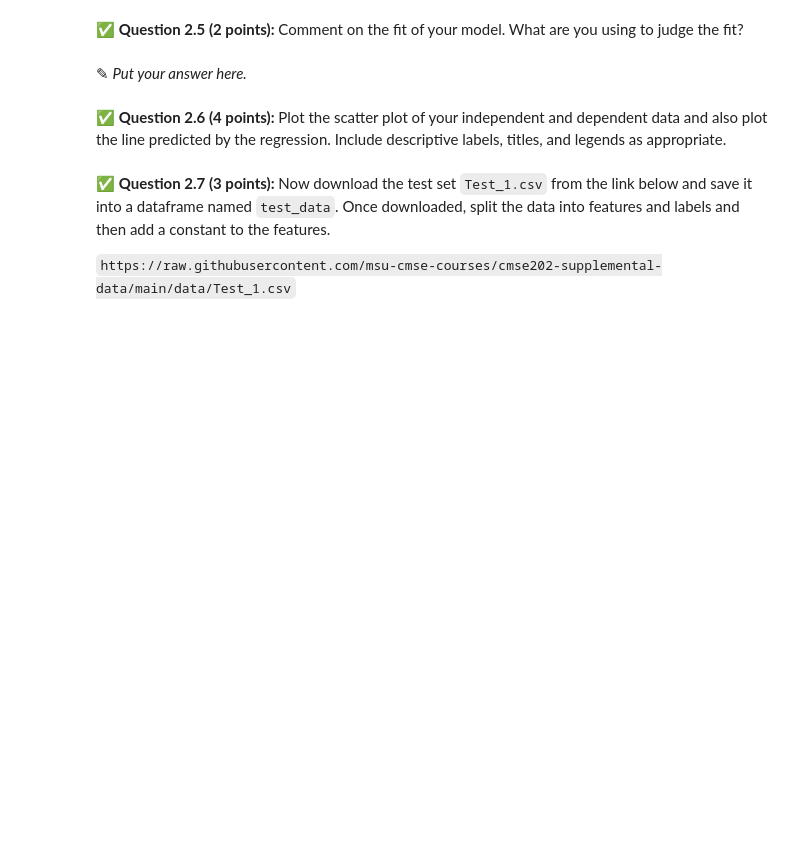
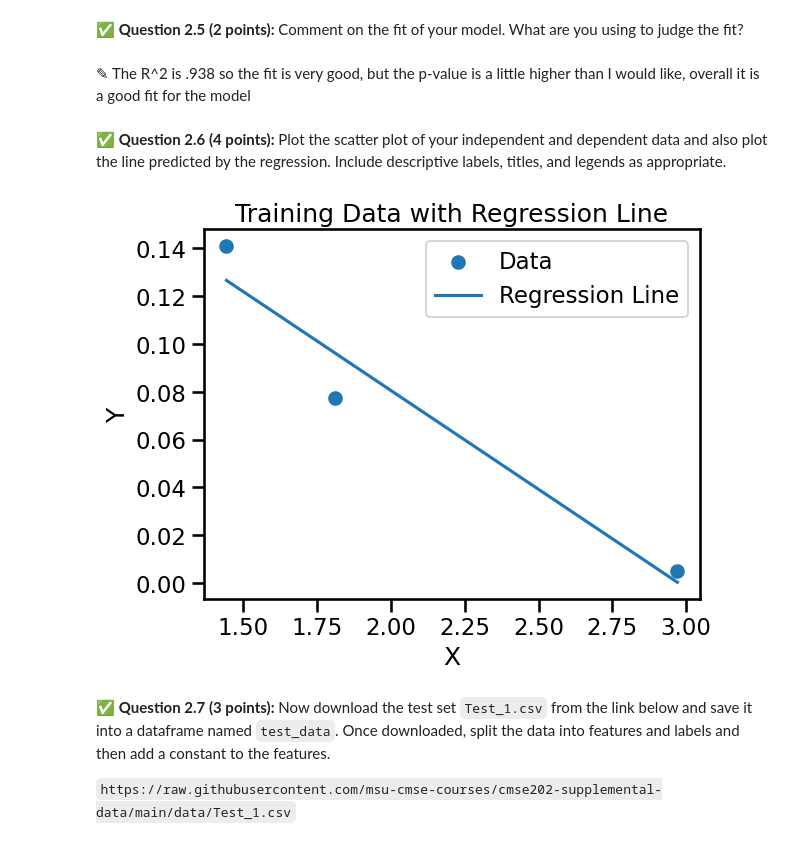
Before and after one commit to Nicolas0622/cmse202-s26-turnin, a Jupyter notebook: hw-03/HW-03_Regression-S26-STUDENT.ipynb, the cells around one changed output. Saved outputs shown, nothing was run; the diff lists cells and outputs as text; code cells hidden in the pictures; blank space fills up the shorter version.

```diff
--- a/hw-03/HW-03_Regression-S26-STUDENT.ipynb
+++ b/hw-03/HW-03_Regression-S26-STUDENT.ipynb
@@ -112,3 +114,5 @@ In this part, we'll perform some one-variable linear regression analysis on the
 &#9989;  **Question 2.2 (2 points)**: Next, load the data using Pandas and save it into a data frame called `train_data`. Then display the entire dataframe.
 # %%
 # Put your code here
+train_data = pd.read_csv("Train_1.csv")
+train_data
@@ -122,0 +130,11 @@ In this part, we'll perform some one-variable linear regression analysis on the
+# %%
+# Put your code here
+
+X = train_data["X"]
+Y = train_data["Y"]
+
+X = sm.add_constant(X)
+
+model = sm.OLS(Y, X).fit()
+
+print(model.summary())
@@ -123,6 +159,6 @@ In this part, we'll perform some one-variable linear regression analysis on the
 # %% [markdown]
 &#9989; **Question 2.5 (2 points):** Comment on the fit of your model. What are you using to judge the fit?
-# %% [markdown]
-<font size=+3>&#9998;</font>  _Put your answer here._
+# %% [markdown]
+<font size=+3>&#9998;</font>  The R^2 is .938 so the fit is very good, but the p-value is a little higher than I would like, overall it is a good fit for the model
 # %% [markdown]
 &#9989; **Question 2.6 (4 points):** Plot the scatter plot of your independent and dependent data and also plot the line predicted by the regression. Include descriptive labels, titles, and legends as appropriate.
@@ -131,3 +165,17 @@ In this part, we'll perform some one-variable linear regression analysis on the
+# %%
+# Put your answer here
+plt.scatter(train_data["X"], train_data["Y"], label="Data")
+
+y_pred = model.predict(X)
+plt.plot(train_data["X"], y_pred, label="Regression Line")
+
+plt.xlabel("X")
+plt.ylabel("Y")
+plt.title("Training Data with Regression Line")
+plt.legend()
+plt.show()
+# %% [output]
+[figure, added]
 # %% [markdown]
 &#9989; **Question 2.7 (3 points):** Now download the test set `Test_1.csv` from the link below and save it into a dataframe named `test_data`. Once downloaded, split the data into features and labels and then add a constant to the features.
 
```
Also changed, not shown: parts of 17 cells of this notebook.
